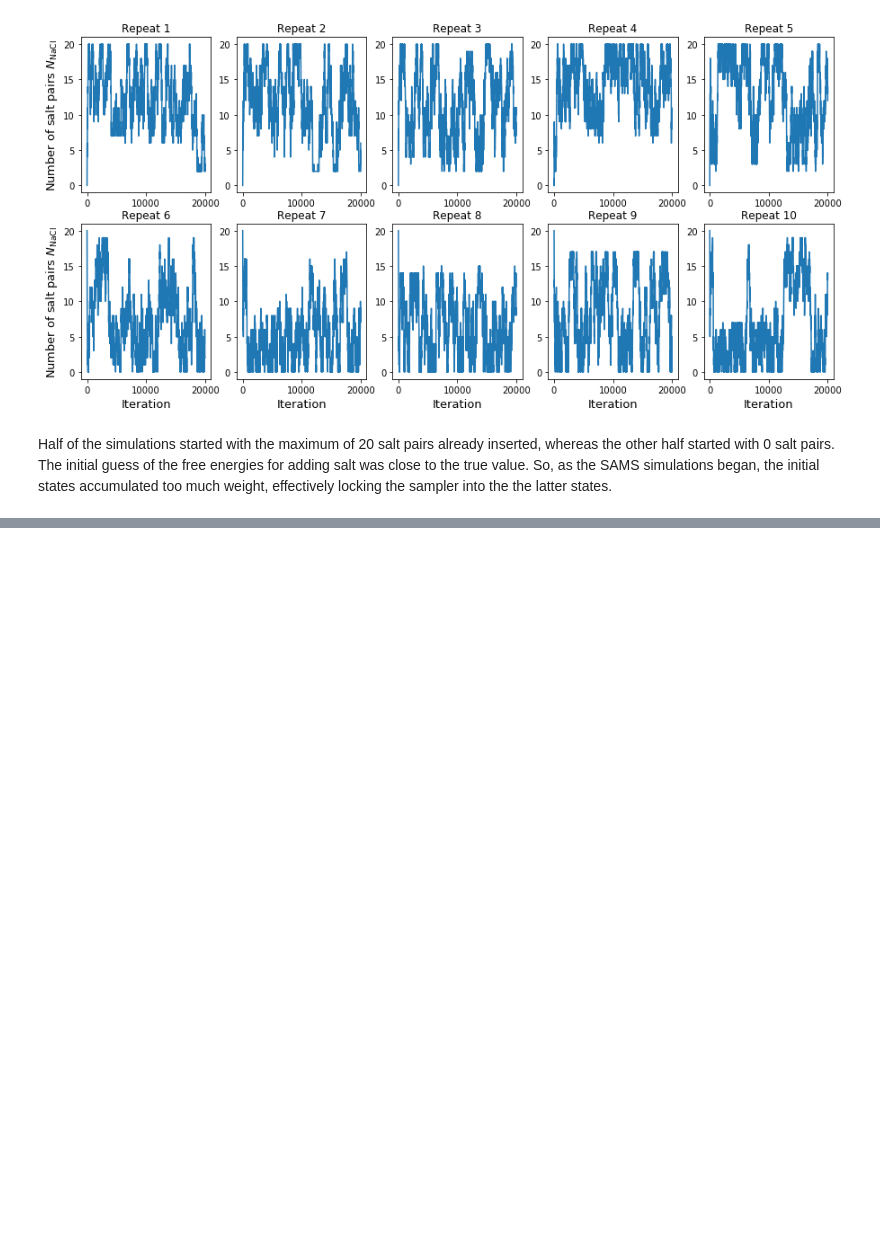
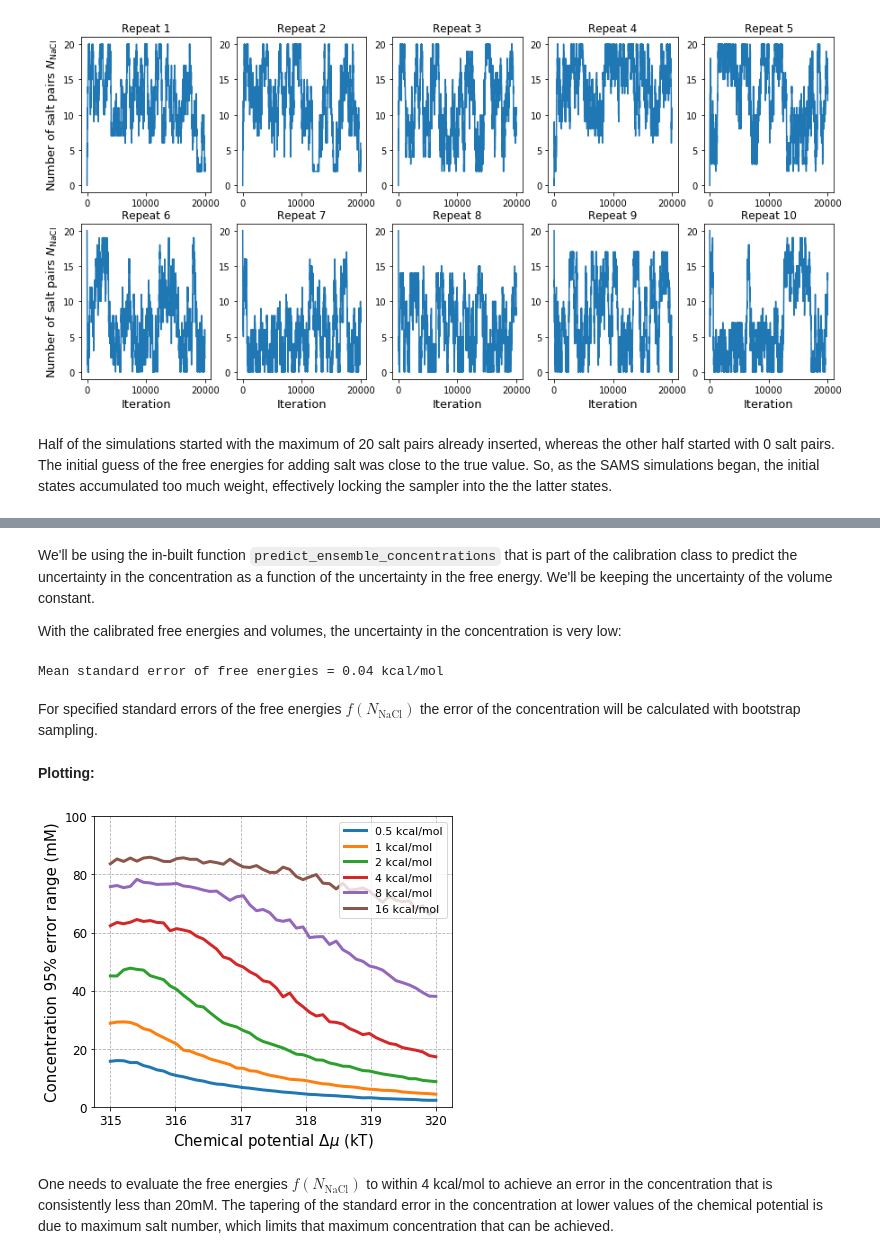
Before and after one commit to choderalab/saltswap-results, a Jupyter notebook: analysis_notebooks/Calibration_Examples.ipynb, the cells around one changed output, grey strips where cells are left out. Cells and saved outputs as stored; diff of their text form; code cells hidden in the pictures; blank space fills up the shorter version.

Commit message:
Final figure tweaks.

```diff
--- a/analysis_notebooks/Calibration_Examples.ipynb
+++ b/analysis_notebooks/Calibration_Examples.ipynb
@@ -144,0 +148,54 @@ Half of the simulations started with the maximum of 20 salt pairs already insert
+# %% [markdown]
+We'll be using the in-built function `predict_ensemble_concentrations` that is part of the calibration class to predict the uncertainty in the concentration as a function of the uncertainty in the free energy. We'll be keeping the uncertainty of the volume constant.
+
+With the calibrated free energies and volumes, the uncertainty in the concentration is very low:
+# %%
+t3p_copy = copy(t3p)
+max_salt = t3p.error_free_energy.shape[0]
+print('Mean standard error of free energies = {0:.2f} kcal/mol'.format(np.mean(t3p.error_free_energy)))
+# %% [output]
+Mean standard error of free energies = 0.04 kcal/mol
+# %% [markdown]
+For specified standard errors of the free energies $f(N_\mathrm{NaCl})$ the error of the concentration will be calculated with bootstrap sampling.
+# %%
+free_energy_errors = [0.5, 1, 2, 4, 8, 16]       # The input standard errors of the free energies.
+deltachems = np.linspace(315, 320)               # The chemical potentials for where the error will be calculated.
+boot_samples = 3000                              # The number of bootstrap samples.
+concentration_errors = np.zeros(((len(free_energy_errors), len(deltachems))))    # Where the results will be stored.
+max_salt = t3p.error_free_energy.shape[0]
+
+for i in range(len(free_energy_errors)):
+    t3p_copy.error_free_energy = np.repeat(free_energy_errors[i], max_salt)
+    junk, sample_concentrations = t3p_copy.predict_ensemble_concentrations(deltachems, boot_samples)
+    concentration_errors[i, :] = sample_concentrations.std(axis=1)
+# %% [markdown]
+**Plotting:**
+# %%
+FONTSIZE = 15
+TICKSIZE = 12
+LEGENDSIZE = 11
+LINEWIDTH = 3
+DPI = 300
+FIGSIZE = (6, 5)
+LINEWIDTH = 3
+
+fig, ax = plt.subplots(figsize=FIGSIZE)
+
+for i in range(len(free_energy_errors)):
+    ax.plot(deltachems, 2*100*concentration_errors[i, :], label=str(free_energy_errors[i])+' kcal/mol', lw=LINEWIDTH)
+
+ax.set_xlabel('Chemical potential $\Delta\mu$ (kT)', fontsize=FONTSIZE)
+ax.set_ylabel('Concentration 95% error range (mM)', fontsize=FONTSIZE)
+for label in (ax.get_xticklabels() + ax.get_yticklabels()):
+    label.set_fontsize(TICKSIZE)
+ax.set_ylim((0, 100))
+ax.legend(fontsize=LEGENDSIZE)
+ax.grid(ls='--')
+
+plt.tight_layout()
+plt.savefig('Concentration_error.png', dpi=DPI)
+plt.show()
+# %% [output]
+[figure, added]
+# %% [markdown]
+One needs to evaluate the free energies $f(N_\text{NaCl})$ to within 4 kcal/mol to achieve an error in the concentration that is consistently less than 20mM. The tapering of the standard error in the concentration at lower values of the chemical potential is due to maximum salt number, which limits that maximum concentration that can be achieved.
```
Also changed, not shown: parts of 7 cells of this notebook, 5 other files.
